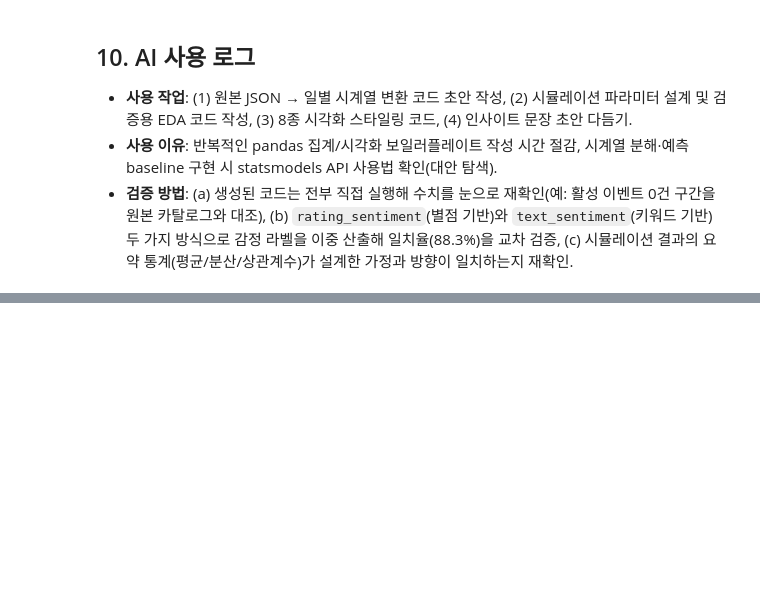
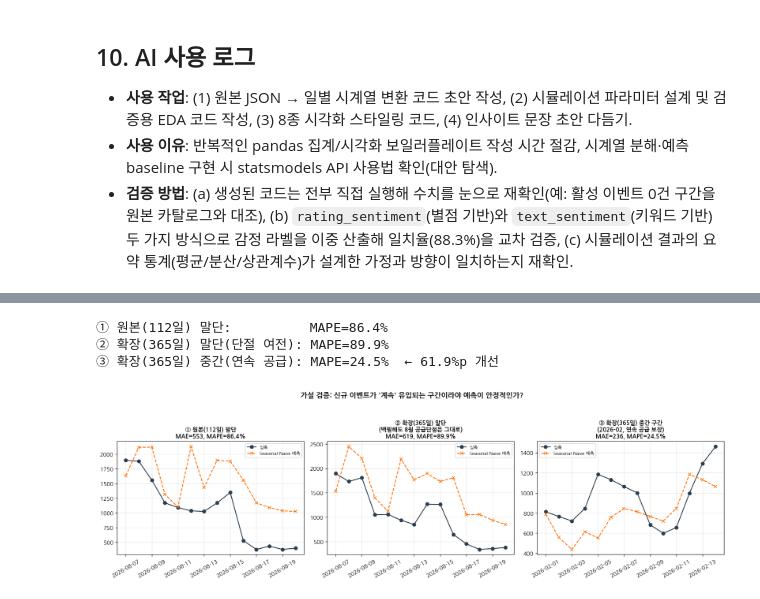
Before and after one commit to krasia45/trend-analysis-l, a Jupyter notebook: analysis.ipynb, the cells around one changed output, grey strips where cells are left out. Drawn from its saved outputs; the diff is of its cells as text; code cells hidden in the pictures; blank space fills up the shorter version.

```diff
--- a/analysis.ipynb
+++ b/analysis.ipynb
@@ -355,0 +396,23 @@ EventHub의 핵심 인사이트 상품(실시간 인기 랭킹)의 데이터 기
+# %%
+ts_orig = pd.read_csv("data/eventhub_platform_daily.csv", parse_dates=["date"]).set_index("date")["total_views"]
+ts_ext = ext.set_index("date")["total_views"]
+
+def sn_mape(ts, sl):
+    test, pred = ts.loc[sl], ts.shift(7).loc[sl]
+    return ((test - pred).abs() / test.replace(0, np.nan)).mean() * 100
+
+mape_1 = sn_mape(ts_orig, slice(ts_orig.index[-14], ts_orig.index[-1]))
+mape_2 = sn_mape(ts_ext, slice(ts_ext.index[-14], ts_ext.index[-1]))
+mape_3 = sn_mape(ts_ext, slice("2026-02-01", "2026-02-14"))
+
+print(f"① 원본(112일) 말단:          MAPE={mape_1:.1f}%")
+print(f"② 확장(365일) 말단(단절 여전): MAPE={mape_2:.1f}%")
+print(f"③ 확장(365일) 중간(연속 공급): MAPE={mape_3:.1f}%  ← {mape_1-mape_3:.1f}%p 개선")
+
+img2 = Image.open("images/extended/e03_forecast_comparison.png")
+img2
+# %% [output]
+① 원본(112일) 말단:          MAPE=86.4%
+② 확장(365일) 말단(단절 여전): MAPE=89.9%
+③ 확장(365일) 중간(연속 공급): MAPE=24.5%  ← 61.9%p 개선
+[figure, added]
```
Also changed, not shown: parts of 9 cells of this notebook, 14 other files.
